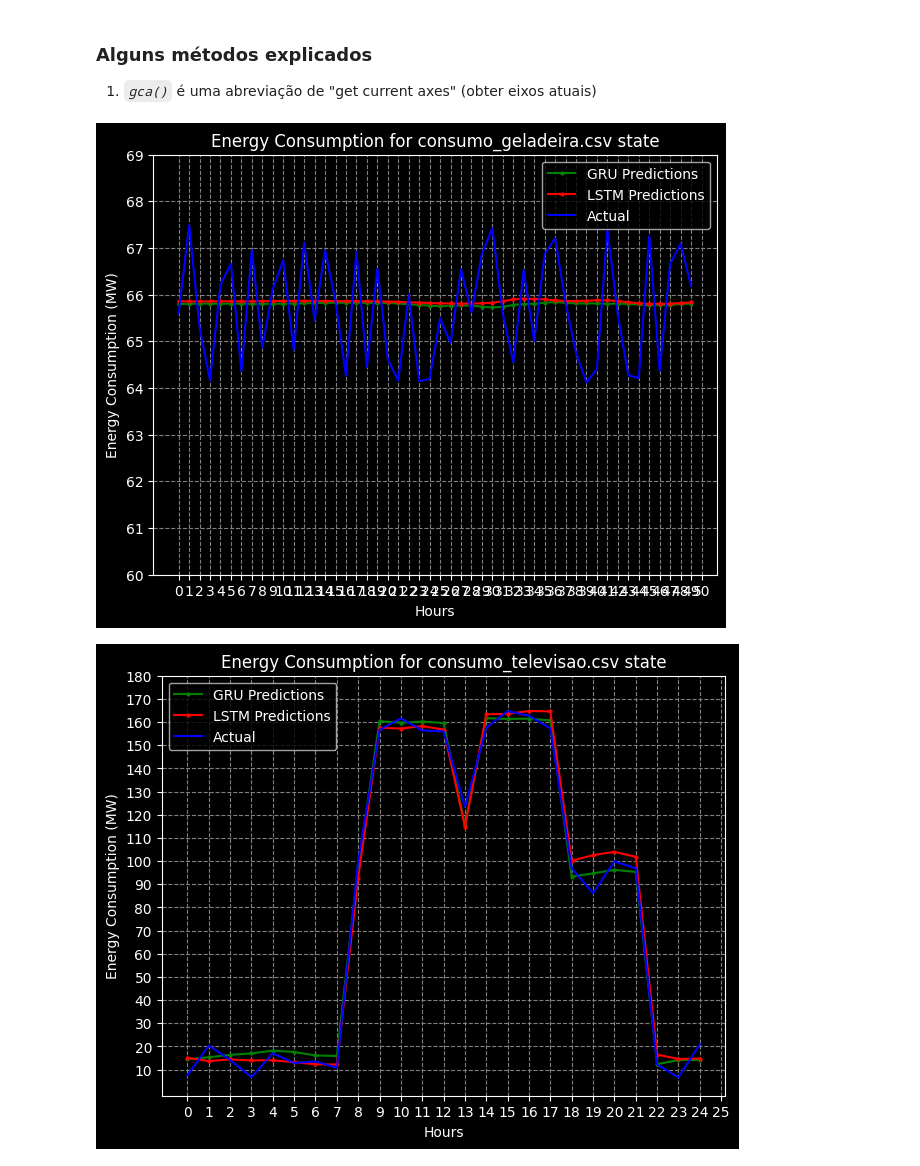
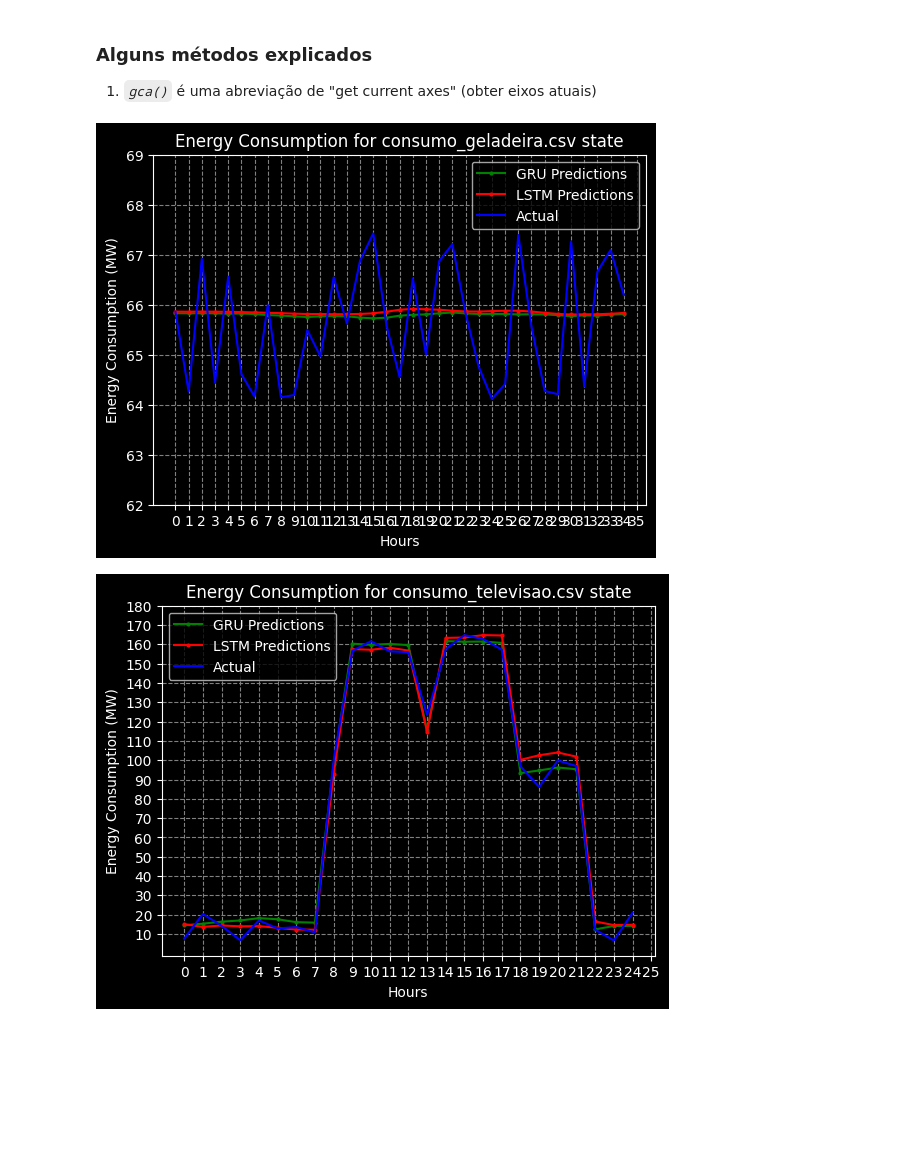
Before and after one commit to PedroLuisDionisioFraga/Power-consumption-prediction-using-LSTM-and-GRU-networks-in-PyTorch, a Jupyter notebook: merging_creator_code_and_my_code.ipynb, the cells around one changed output. Cells and saved outputs as stored; diff of their text form; code cells hidden in the pictures; blank space fills up the shorter version.

```diff
--- a/merging_creator_code_and_my_code.ipynb
+++ b/merging_creator_code_and_my_code.ipynb
@@ -422,59 +422,51 @@ states_list = list(test_x.keys())
 # %%
 import matplotlib.pyplot as plt
 
-rangeAbscissaAxisToOutput1 = 50
+#* Output 1
+rangeAbscissaAxisToOutput1 = 35
 
-plt.figure(figsize=(16, 12))
+plt.figure(figsize=(14, 10))
 plt.subplot(2, 2, 1)
-
-#* Output 1
+# Imprimindo o gráfico
 plt.plot(gru_outputs[0][-rangeAbscissaAxisToOutput1:], "-o", color="g", label="GRU Predictions", markersize=2)
 plt.plot(lstm_outputs[0][-rangeAbscissaAxisToOutput1:], "-o", color="r", label="LSTM Predictions", markersize=2)
 plt.plot(targets[0][-rangeAbscissaAxisToOutput1:], color="b", label="Actual")
-
 # Unidade de medida dos eixos
 plt.ylabel("Energy Consumption (MW)")
 plt.xlabel("Hours")  # Eu, Pedro Luis, criei isso pra por no artigo
 plt.title(f"Energy Consumption for {states_list[0]} state")
-
-plt.yticks(np.arange(60, 70, 1))
+# Dimensões dos eixos
+plt.yticks(np.arange(62, 70, 1))
 plt.xticks(np.arange(0, rangeAbscissaAxisToOutput1 + 1, 1))
 plt.grid(True, color='gray', linestyle='dashed', linewidth=0.8)
-
 plt.legend()
-
-# Mostra o gráfico
-plt.show()
-
 
 #* Output 2
 rangeAbscissaAxisToOutput2 = 25
 
-plt.figure(figsize=(16, 12))
-plt.subplot(2, 2, 1)
-
+plt.figure(figsize=(14, 10))
+plt.subplot(2, 2, 2)
+# Imprimindo o gráfico
 plt.plot(gru_outputs[1][-rangeAbscissaAxisToOutput2:], "-o", color="g", label="GRU Predictions", markersize=2)
 plt.plot(lstm_outputs[1][-rangeAbscissaAxisToOutput2:], "-o", color="r", label="LSTM Predictions", markersize=2)
 plt.plot(targets[1][-rangeAbscissaAxisToOutput2:], color="b", label="Actual")
-
+# Unidade de medida dos eixos
 plt.ylabel("Energy Consumption (MW)")
 plt.xlabel("Hours")  #
 plt.title(f"Energy Consumption for {states_list[1]} state")
-
+# Dimensões dos eixos
 plt.yticks(np.arange(10, 180 + 1, 10))
 plt.xticks(np.arange(0, rangeAbscissaAxisToOutput2 + 1, 1))
 plt.grid(True, color='gray', linestyle='dashed', linewidth=0.8)
-
 plt.legend()
-
 
 # Personalizar a cor da grade, peguei do gpt, n sei como funciona
 # plt.gca().yaxis.grid(True, color='gray', linestyle='dashed', linewidth=0.8)
 # plt.gca().xaxis.grid(True, color='gray', linestyle='dashed', linewidth=0.8)
 # plt.grid(True, color='gray', linestyle='dashed', linewidth=0.8)
 
 # Mostra o gráfico
 plt.show()
 # %% [output]
-[figure, old version]
+[figure, new version]
-[figure, old version]
+[figure, new version]
```
